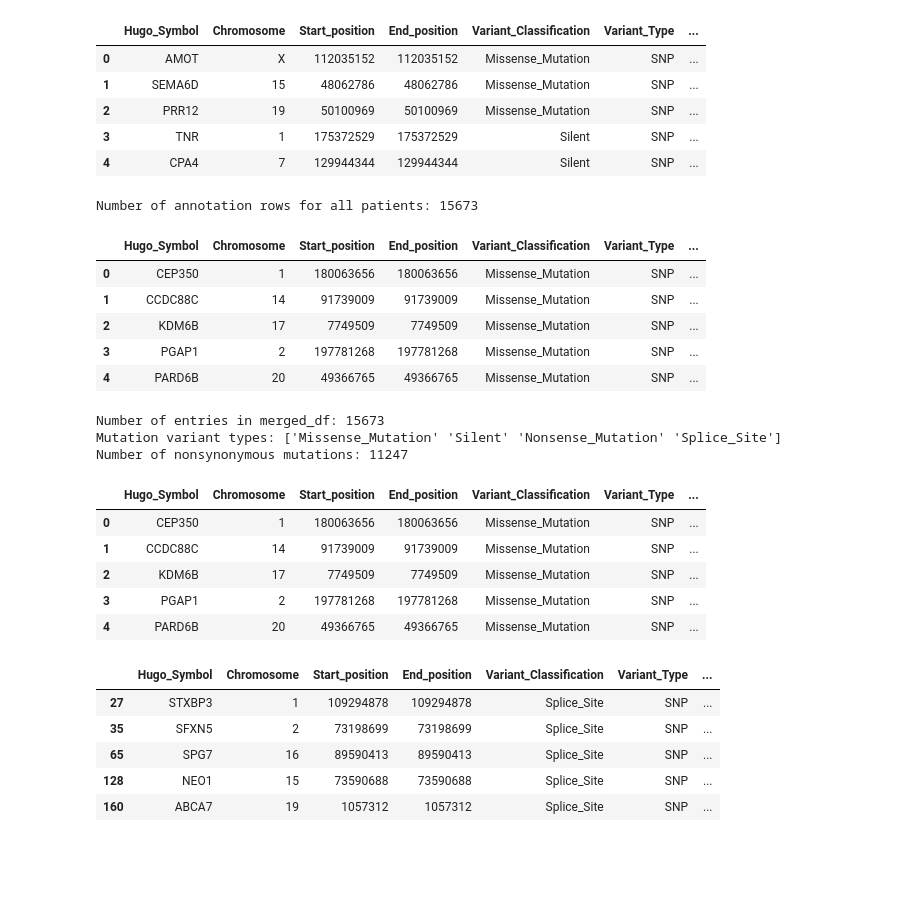
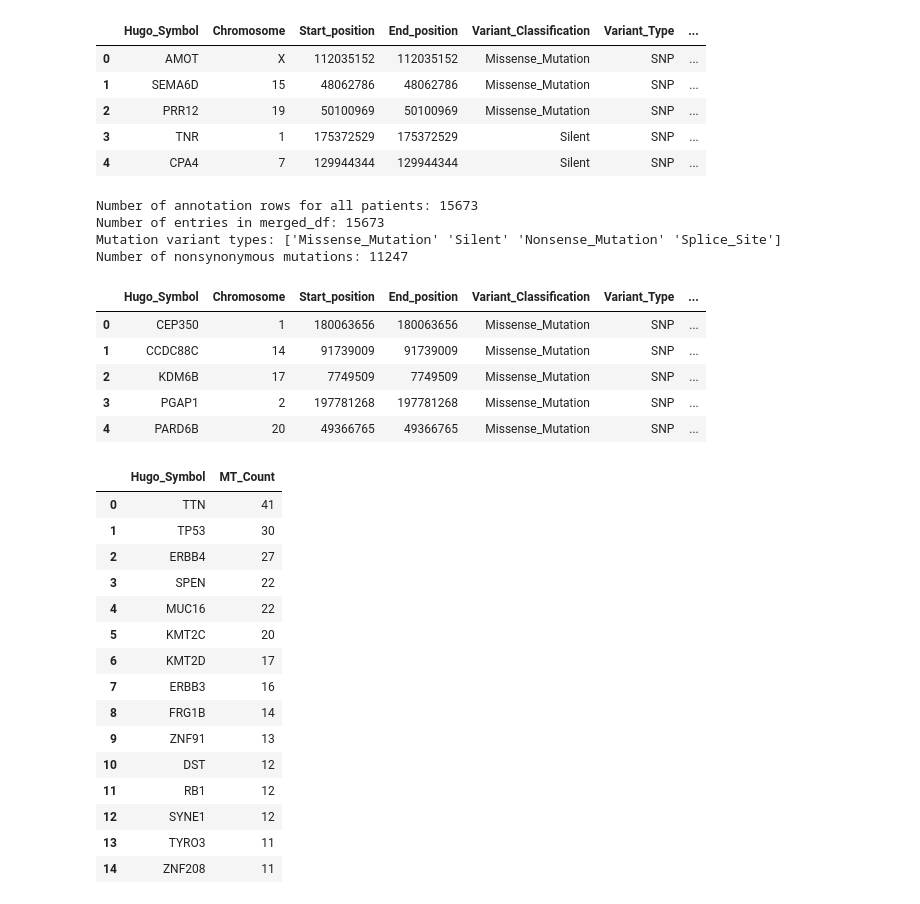
Before and after one commit to jakecharris/dana_farber-assignment, a Jupyter notebook: code-notebook.ipynb, the cells around one changed output. Cells and saved outputs as stored; diff of their text form; code cells hidden in the pictures; blank space fills up the shorter version.

```diff
--- a/code-notebook.ipynb
+++ b/code-notebook.ipynb
@@ -61,42 +65,47 @@ for item in maf_dir:
     patient_df = pd.read_csv(os.path.join('vanallen-assessment', 'mafs', item), sep='\t')
     mutations_df = pd.concat([mutations_df, patient_df], ignore_index=True)
 print('Number of annotation rows for all patients:', len(mutations_df))
-mutations_df.head()
+# mutations_df.head()
+
+# Merge mutations_df and sample_info_df on common columns
+merged_df = mutations_df.merge(sample_info_df, how='left', on=['Tumor_Sample_Barcode', 'Matched_Norm_Sample_Barcode'])
+print('Number of entries in merged_df:', len(merged_df))
+
+# Filter out silent mutations from variant_classification column
+print('Mutation variant types:', merged_df['Variant_Classification'].unique())
+nonsynon_df = merged_df[merged_df['Variant_Classification'] != 'Silent']  # nonsynonymous mutations df
+print('Number of nonsynonymous mutations:', len(nonsynon_df))
+nonsynon_df.head()
 # %% [output]
 Number of annotation rows for all patients: 15673
+Number of entries in merged_df: 15673
+Mutation variant types: ['Missense_Mutation' 'Silent' 'Nonsense_Mutation' 'Splice_Site']
+Number of nonsynonymous mutations: 11247
 |  | Hugo_Symbol | Chromosome | Start_position | End_position | Variant_Classification | Variant_Type | ... |
 | 0 | CEP350 | 1 | 180063656 | 180063656 | Missense_Mutation | SNP | ... |
 | 1 | CCDC88C | 14 | 91739009 | 91739009 | Missense_Mutation | SNP | ... |
 | 2 | KDM6B | 17 | 7749509 | 7749509 | Missense_Mutation | SNP | ... |
 | 3 | PGAP1 | 2 | 197781268 | 197781268 | Missense_Mutation | SNP | ... |
 | 4 | PARD6B | 20 | 49366765 | 49366765 | Missense_Mutation | SNP | ... |
-# %%
-# Merge mutations_df and sample_info_df
-merged_df = mutations_df.merge(sample_info_df, how='left', on=['Tumor_Sample_Barcode', 'Matched_Norm_Sample_Barcode'])
-print('Number of entries in merged_df:', len(merged_df))
-
-# Filter out silent mutations from variant_classification column
-print('Mutation variant types:', merged_df['Variant_Classification'].unique())
-nonsynon_df = merged_df[merged_df['Variant_Classification'] != 'Silent']  # nonsynonymous mutations df
-print('Number of nonsynonymous mutations:', len(nonsynon_df))
-nonsynon_df.head()
-# %% [output]
-Number of entries in merged_df: 15673
-Mutation variant types: ['Missense_Mutation' 'Silent' 'Nonsense_Mutation' 'Splice_Site']
-Number of nonsynonymous mutations: 11247
-|  | Hugo_Symbol | Chromosome | Start_position | End_position | Variant_Classification | Variant_Type | ... |
-| 0 | CEP350 | 1 | 180063656 | 180063656 | Missense_Mutation | SNP | ... |
-| 1 | CCDC88C | 14 | 91739009 | 91739009 | Missense_Mutation | SNP | ... |
-| 2 | KDM6B | 17 | 7749509 | 7749509 | Missense_Mutation | SNP | ... |
-| 3 | PGAP1 | 2 | 197781268 | 197781268 | Missense_Mutation | SNP | ... |
-| 4 | PARD6B | 20 | 49366765 | 49366765 | Missense_Mutation | SNP | ... |
-# %%
-nonsynon_df[nonsynon_df['Variant_Classification']=='Splice_Site'].head()
-# %% [output]
-|  | Hugo_Symbol | Chromosome | Start_position | End_position | Variant_Classification | Variant_Type | ... |
-| 27 | STXBP3 | 1 | 109294878 | 109294878 | Splice_Site | SNP | ... |
-| 35 | SFXN5 | 2 | 73198699 | 73198699 | Splice_Site | SNP | ... |
-| 65 | SPG7 | 16 | 89590413 | 89590413 | Splice_Site | SNP | ... |
-| 128 | NEO1 | 15 | 73590688 | 73590688 | Splice_Site | SNP | ... |
-| 160 | ABCA7 | 19 | 1057312 | 1057312 | Splice_Site | SNP | ... |
+# %%
+# Find the 15 most common MT genes (regardless of multiple MT gene occurrence in same patient)
+top15_MTgenes = nonsynon_df[['Hugo_Symbol']].value_counts(dropna=False).to_frame('MT_Count').reset_index()
+top15_MTgenes.head(15)
+# %% [output]
+|  | Hugo_Symbol | MT_Count |
+| 0 | TTN | 41 |
+| 1 | TP53 | 30 |
+| 2 | ERBB4 | 27 |
+| 3 | SPEN | 22 |
+| 4 | MUC16 | 22 |
+| 5 | KMT2C | 20 |
+| 6 | KMT2D | 17 |
+| 7 | ERBB3 | 16 |
+| 8 | FRG1B | 14 |
+| 9 | ZNF91 | 13 |
+| 10 | DST | 12 |
+| 11 | RB1 | 12 |
+| 12 | SYNE1 | 12 |
+| 13 | TYRO3 | 11 |
+| 14 | ZNF208 | 11 |
 # %%
```
Also changed, not shown: parts of 6 cells of this notebook.
